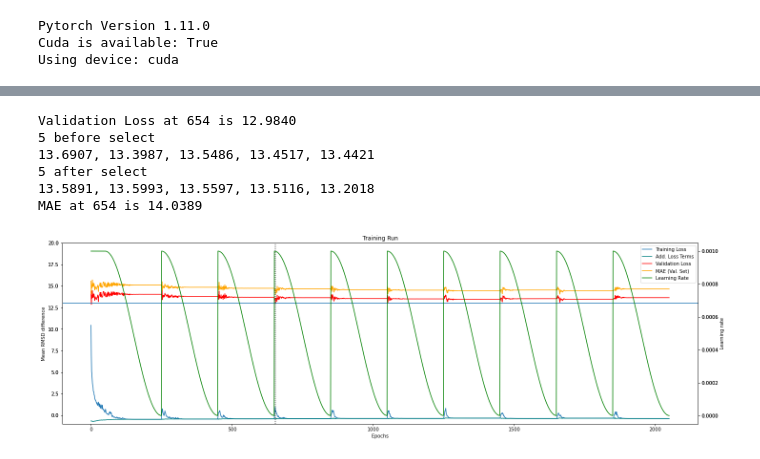
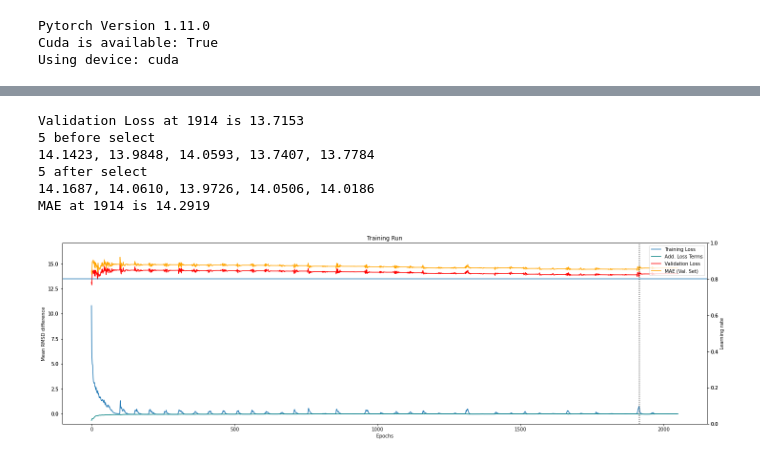
Before and after one commit to milang9/3d_classifier, a Jupyter notebook: 3d_classifier_PyG_pool.ipynb, the cells around one changed output, grey strips where cells are left out. Drawn from its saved outputs; the diff is of its cells as text; code cells hidden in the pictures.

```diff
--- a/3d_classifier_PyG_pool.ipynb
+++ b/3d_classifier_PyG_pool.ipynb
@@ -102,7 +111,7 @@ KeyboardInterrupt:
 # %%
 #get training run data
 
-run_dir = "pyg_model_data/2022-05-04_9-43_MinCut_CG_Classifier"
+run_dir = "run_data/2022-05-04_15-57_MinCut_CG_Classifier"
 
 file_lines = []
 with open(run_dir + "/loss_data.txt", "r") as fh:
@@ -125,40 +134,40 @@ Minimum MAE (after 50 epochs) 14.0389 in epoch 654
 # %%
 #plot the training run
-select = 654
+select = 1914
 print(f"Validation Loss at {select} is {val_losses[select]:.4f}")
 print("5 before select")
 print((", ").join([f"{x:.4f}" for x in val_losses[select-5:select]]))
 print("5 after select")
 print((", ").join([f"{y:.4f}" for y in val_losses[select+1:select+6]]))
 print(f"MAE at {select} is {mae_losses[select]:.4f}")
 
 fig, ax1 = plt.subplots(layout="constrained", figsize=(20, 6))
 ax1.secondary_yaxis("left")
 ax1.plot(epoch_losses, label="Training Loss")
 ax1.plot(epoch_add_losses, "teal", label="Add. Loss Terms")
 ax1.plot(val_losses, "r", label="Validation Loss")
 ax1.plot(mae_losses, "orange", label="MAE (Val. Set)")
 ax2 = ax1.twinx()
 ax2.secondary_yaxis("right")
-ax2.plot(learning_rates, "g", label="Learning Rate")
+#ax2.plot(learning_rates, "g", label="Learning Rate")
 plt.title("Training Run")
 ax1.set_xlabel("Epochs")
 ax1.set_ylabel("Mean RMSD difference")
 ax2.set_ylabel("Learning rate")
-ax1.set_ybound(lower=-1, upper=20)
+ax1.set_ybound(lower=-1, upper=max(val_losses)+2)
 plt.axvline(x = select, c = "black", ls = ':')
-ax1.axhline(y=13)
+ax1.axhline(y=13.5)
 han1, lab1 = ax1.get_legend_handles_labels()
 han2, lab2 = ax2.get_legend_handles_labels()
 plt.legend(han1 + han2, lab1 + lab2, loc="upper right")
 plt.draw()
 # %% [output]
-Validation Loss at 654 is 12.9840
+Validation Loss at 1914 is 13.7153
 5 before select
-13.6907, 13.3987, 13.5486, 13.4517, 13.4421
+14.1423, 13.9848, 14.0593, 13.7407, 13.7784
 5 after select
-13.5891, 13.5993, 13.5597, 13.5116, 13.2018
-MAE at 654 is 14.0389
+14.1687, 14.0610, 13.9726, 14.0506, 14.0186
+MAE at 1914 is 14.2919
-[figure, old version]
+[figure, new version]
 # %%
 #Test
```
Also changed, not shown: parts of 5 cells of this notebook, 3 other files.
